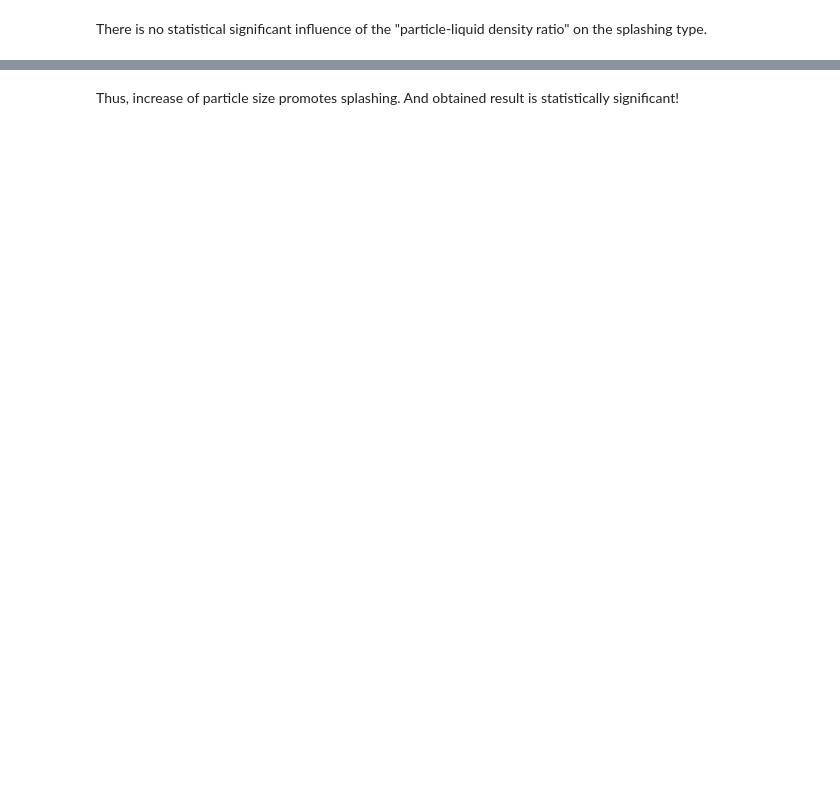
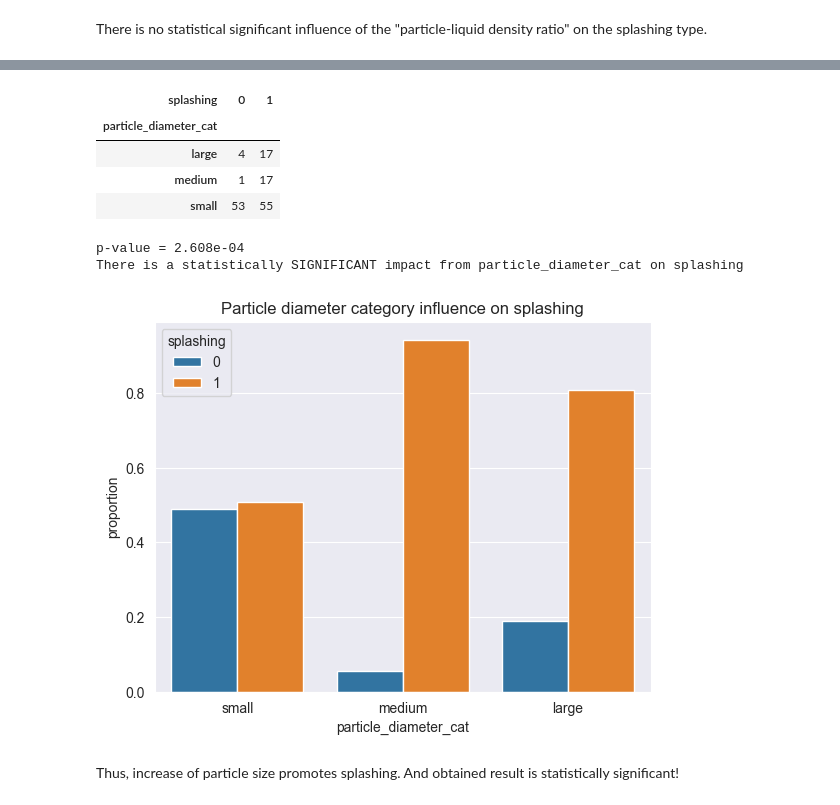
Before and after one commit to mvulf/drop-wall-impact-ml-prediction, a Jupyter notebook: notebooks/research_13_drop_impact_behaviour_study.ipynb, the cells around one changed output, grey strips where cells are left out. Cells and saved outputs as stored; diff of their text form; code cells hidden in the pictures; blank space fills up the shorter version.

```diff
--- a/notebooks/research_13_drop_impact_behaviour_study.ipynb
+++ b/notebooks/research_13_drop_impact_behaviour_study.ipynb
@@ -432,2 +518,20 @@ p-value = 0.0002587
+# %%
+test_cat_impact_and_plot_proportions(
+    df=df[df['wettability'] == 'lyophilic'],
+    feature='particle_diameter_cat',
+    target='splashing',
+    order=['small', 'medium', 'large'],
+    clip_by_order=False,
+    title='Particle diameter category influence on splashing',
+);
+# %% [output]
+| splashing | 0 | 1 |
+| particle_diameter_cat |  |  |
+| large | 4 | 17 |
+| medium | 1 | 17 |
+| small | 53 | 55 |
+p-value = 2.608e-04
+There is a statistically SIGNIFICANT impact from particle_diameter_cat on splashing
+[figure, added]
 # %% [markdown]
 Thus, increase of particle size promotes splashing. And obtained result is statistically significant!
```
Also changed, not shown: parts of 24 cells of this notebook.
